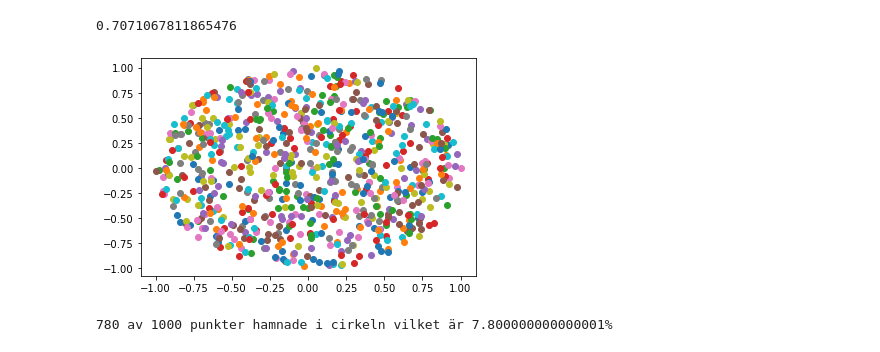
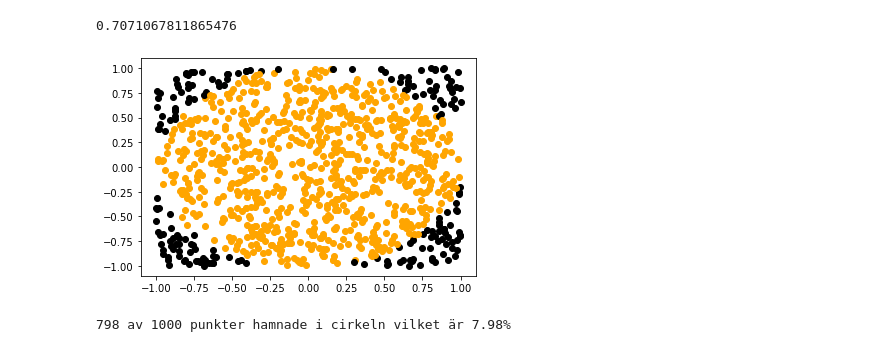
Before and after one commit to blarpet/PRO-AXEL-JOBSON, a Jupyter notebook: Programmeringslaboration 1/Uppgift 1.ipynb, the cells around one changed output. Cells and saved outputs as stored; diff of their text form; code cells hidden in the pictures.

```diff
--- a/Programmeringslaboration 1/Uppgift 1.ipynb
+++ b/Programmeringslaboration 1/Uppgift 1.ipynb
@@ -28,30 +28,32 @@ math.sqrt(0.5**2+x**2)
 # %%
 #Ger input för antal punkter och storleken för cirkelsn radie.
 p=int(input("Ange antal punkter: "))
 r=float(input("Ange storleken för cirkelns radie: "))
 
 #Importerar matplotlib & random och sedan nollställer variabler.
 
 
 import matplotlib.pyplot as plt
 import random as rnd
 innanför,antalpunkter= 0,0
 
 
 #Sätter x och y till ett random tal mellan 1 och -1 och avrundar det eill 5 decimaler och höjer antalpunkter med 1.
 
 for i in range(0,p):
     x=round(rnd.uniform(1, -1),5)
     y=round(rnd.uniform(1, -1),5)
     antalpunkter += 1
 
 #Använder pythagoras sats för att beräkna avståndet mellan punkten och origo. Om avståndet är mindre än cirkelns radie så sätter det ut en prick vid punktens koordinater och höjer innanför med 1.
     if x**2 + y**2 < r:
         innanför += 1
-        plt.plot(x,y,'-o')
+        plt.plot(x,y,'-o',color="orange")
+    else:
+        plt.plot(x,y,'-o',color="black")
 
 plt.show()
 print(f"{innanför} av {antalpunkter} punkter hamnade i cirkeln vilket är {innanför/antalpunkter*10}%")
 # %% [output]
-[figure, old version]
+[figure, new version]
-780 av 1000 punkter hamnade i cirkeln vilket är 7.800000000000001%
+798 av 1000 punkter hamnade i cirkeln vilket är 7.98%
```
Also changed, not shown: 1 other file.
